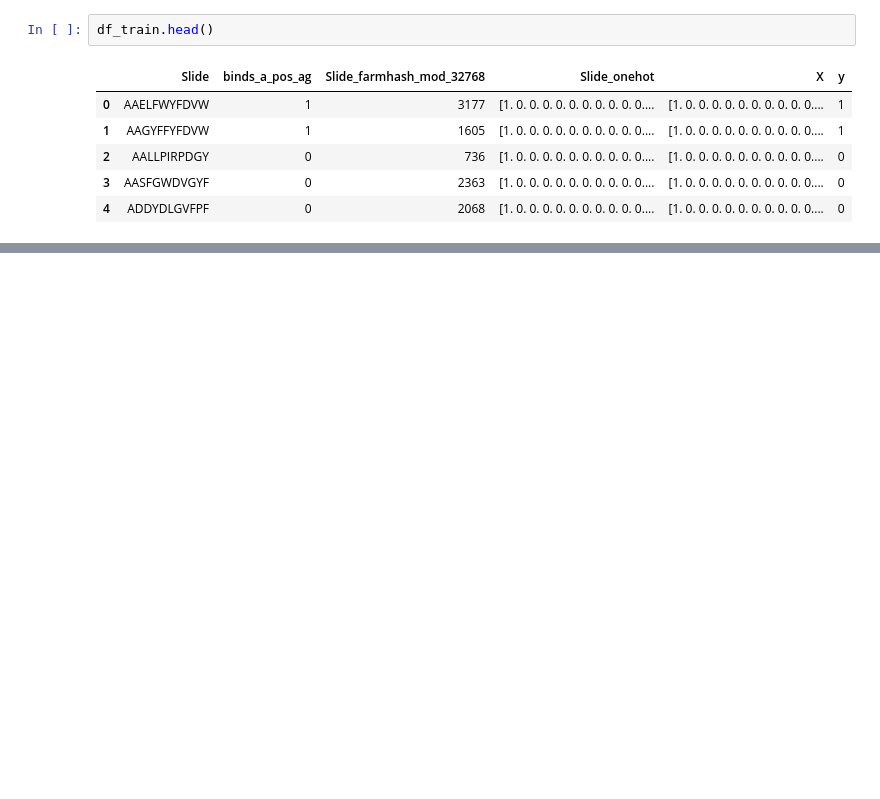
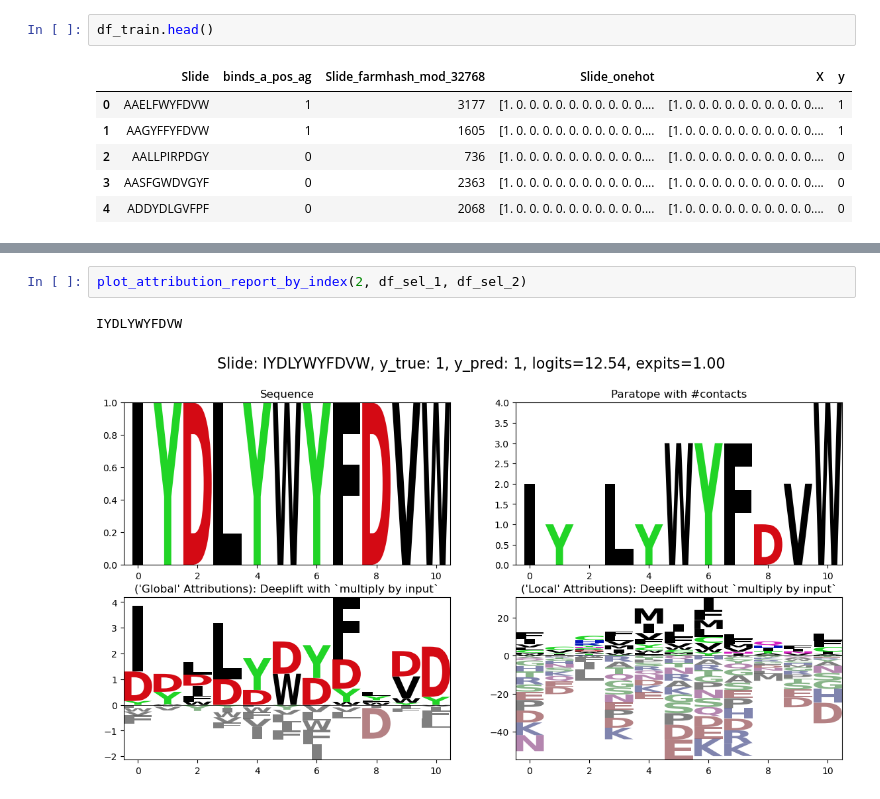
Before and after one commit to csi-greifflab/negative-class-optimization, a Jupyter notebook: notebooks/07b_Interpretability_pipeline_dev.ipynb, the cells around one changed output, grey strips where cells are left out. Drawn from its saved outputs; the diff is of its cells as text; blank space fills up the shorter version.

```diff
--- a/notebooks/07b_Interpretability_pipeline_dev.ipynb
+++ b/notebooks/07b_Interpretability_pipeline_dev.ipynb
@@ -274,0 +323,5 @@ array([[-0.        ,  0.        ,  0.        ,  0.        , -0.        ,
+# %%
+plot_attribution_report_by_index(2, df_sel_1, df_sel_2)
+# %% [output]
+IYDLYWYFDVW
+[figure, added]
```
Also changed, not shown: parts of 26 cells of this notebook, 7 other files.
